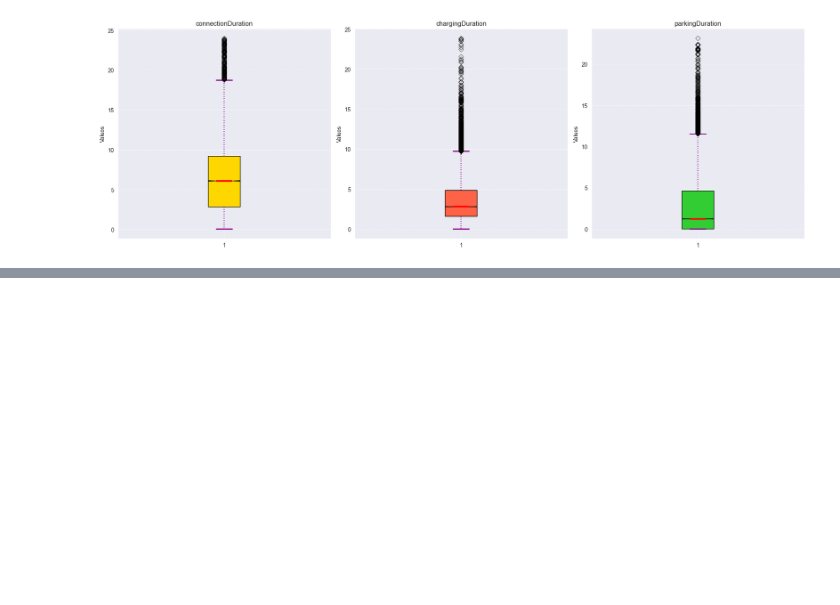
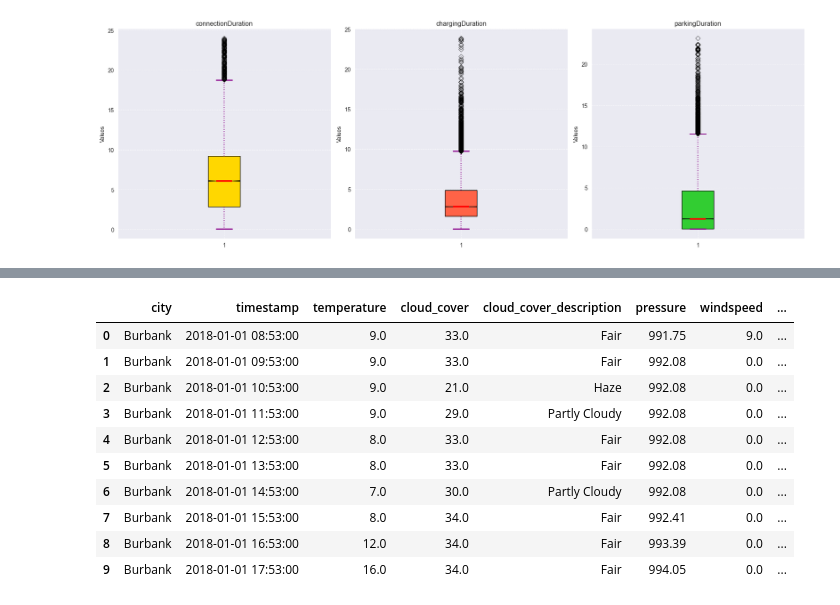
Before and after one commit to ge02/GinyuForce, a Jupyter notebook: 01_Data_Preparation.ipynb, the cells around one changed output, grey strips where cells are left out. Drawn from its saved outputs; the diff is of its cells as text; code cells hidden in the pictures; blank space fills up the shorter version.

```diff
--- a/01_Data_Preparation.ipynb
+++ b/01_Data_Preparation.ipynb
@@ -702,0 +701,2 @@ len(charging_set)
+# %%
+weather_set = pd.read_csv("data/weather_burbank_airport.csv")
@@ -702,0 +732,14 @@ len(charging_set)
+# %%
+weather_set.head(10)
+# %% [output]
+|  | city | timestamp | temperature | cloud_cover | cloud_cover_description | pressure | windspeed | ... |
+| 0 | Burbank | 2018-01-01 08:53:00 | 9.0 | 33.0 | Fair | 991.75 | 9.0 | ... |
+| 1 | Burbank | 2018-01-01 09:53:00 | 9.0 | 33.0 | Fair | 992.08 | 0.0 | ... |
+| 2 | Burbank | 2018-01-01 10:53:00 | 9.0 | 21.0 | Haze | 992.08 | 0.0 | ... |
+| 3 | Burbank | 2018-01-01 11:53:00 | 9.0 | 29.0 | Partly Cloudy | 992.08 | 0.0 | ... |
+| 4 | Burbank | 2018-01-01 12:53:00 | 8.0 | 33.0 | Fair | 992.08 | 0.0 | ... |
+| 5 | Burbank | 2018-01-01 13:53:00 | 8.0 | 33.0 | Fair | 992.08 | 0.0 | ... |
+| 6 | Burbank | 2018-01-01 14:53:00 | 7.0 | 30.0 | Partly Cloudy | 992.08 | 0.0 | ... |
+| 7 | Burbank | 2018-01-01 15:53:00 | 8.0 | 34.0 | Fair | 992.41 | 0.0 | ... |
+| 8 | Burbank | 2018-01-01 16:53:00 | 12.0 | 34.0 | Fair | 993.39 | 0.0 | ... |
+| 9 | Burbank | 2018-01-01 17:53:00 | 16.0 | 34.0 | Fair | 994.05 | 0.0 | ... |
```
Also changed, not shown: parts of 31 cells of this notebook, 1 other file.
